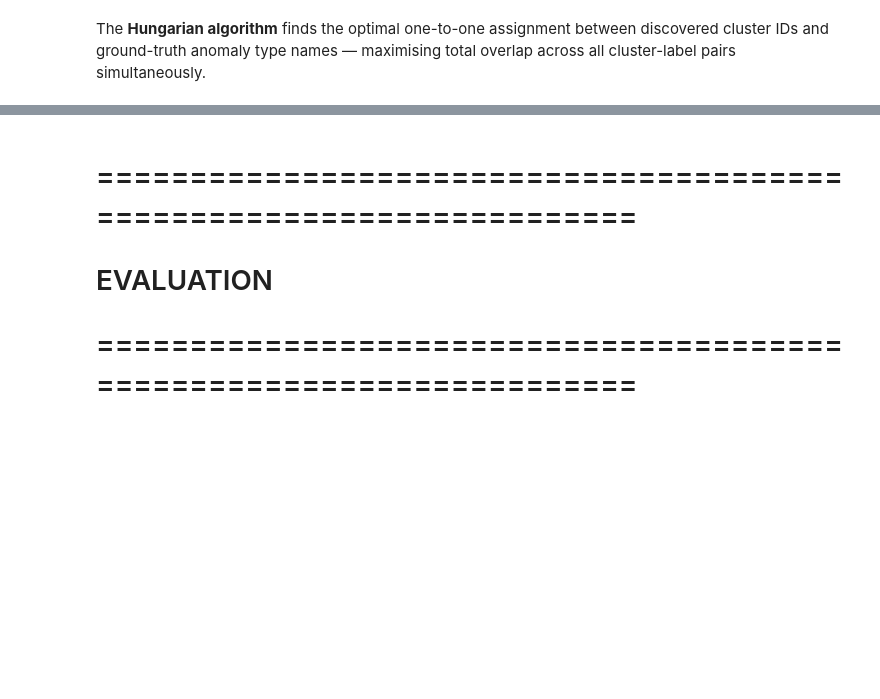
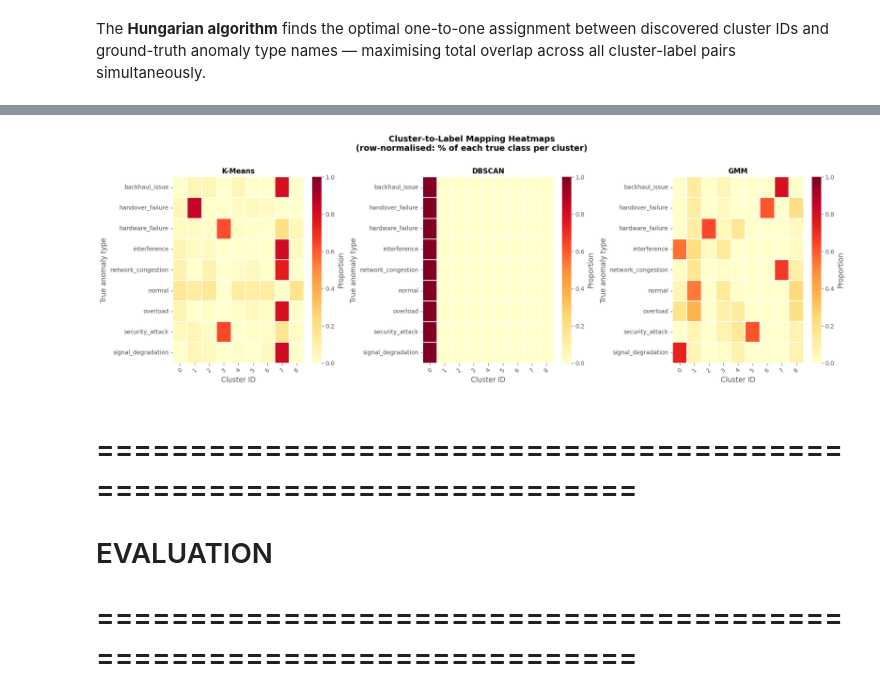
Before and after one commit to MahranAmor/Intelligent-Monitoring-and-Anomaly-Detection-in-5G-Networks, a Jupyter notebook: Models/unsupervised_multiclass.ipynb, the cells around one changed output, grey strips where cells are left out. Saved outputs shown, nothing was run; the diff lists cells and outputs as text; code cells hidden in the pictures; blank space fills up the shorter version.

```diff
--- a/Models/unsupervised_multiclass.ipynb
+++ b/Models/unsupervised_multiclass.ipynb
@@ -310,15 +309,18 @@ VERIFICATION — STEP 3
 # %%
 # =====================================================================
-# 4.1.1 K-Means — k = N_CLUSTERS
+# 4.1.1 MiniBatch K-Means — k = N_CLUSTERS (OPTIMIZED)
 # =====================================================================
 
 print('='*70)
-print(f'K-MEANS  (k = {N_CLUSTERS})')
+print(f'MINIBATCH K-MEANS (OPTIMIZED)  (k = {N_CLUSTERS})')
 print('='*70)
 
 start_time = time.time()
-kmeans     = KMeans(n_clusters=N_CLUSTERS, init='k-means++', n_init=20,
-                    max_iter=500, random_state=42)
+kmeans     = MiniBatchKMeans(n_clusters=N_CLUSTERS, init='k-means++',
+                             n_init=10,  # REDUCED from 20 to 10
+                             max_iter=300,  # REDUCED from 500 to 300
+                             batch_size=1024,  # Added batch size
+                             random_state=42)
 labels_km  = kmeans.fit_predict(X_cluster)
 train_time_km = time.time() - start_time
 
@@ -328,6 +330,6 @@ print(f'\n  Cluster sizes:')
 for c, n in zip(*np.unique(labels_km, return_counts=True)):
     print(f'    Cluster {c:2d} : {n:>6,}  ({n/len(labels_km)*100:.1f}%)')
 
-print('\n✅ K-Means done.')
+print('\n✅ MiniBatch K-Means done.')
 # %% [output]
 ======================================================================
@@ -472,17 +477,17 @@ DBSCAN  (eps = 2.2377, min_samples = 10)
 # %%
 # =====================================================================
-# 4.3 Gaussian Mixture Model (GMM)
+# 4.3 Gaussian Mixture Model (GMM) - OPTIMIZED
 # =====================================================================
-# Soft probabilistic cluster assignment — each sample gets a probability per component.
 
 print('='*70)
-print(f'GAUSSIAN MIXTURE MODEL  (n_components = {N_CLUSTERS})')
+print(f'GAUSSIAN MIXTURE MODEL (OPTIMIZED)  (n_components = {N_CLUSTERS})')
 print('='*70)
 
 start_time = time.time()
-gmm        = GaussianMixture(n_components=N_CLUSTERS, covariance_type='full',
-                              init_params='k-means++', n_init=5,
-                              max_iter=200, random_state=42)
+gmm        = GaussianMixture(n_components=N_CLUSTERS, covariance_type='tied',  # OPTIMIZED: tied instead of full
+                              init_params='k-means++', n_init=3,  # REDUCED from 5 to 3
+                              max_iter=100,  # REDUCED from 200 to 100
+                              random_state=42)
 gmm.fit(X_cluster)
 labels_gmm  = gmm.predict(X_cluster)
 probs_gmm   = gmm.predict_proba(X_cluster)
@@ -591,33 +584,34 @@ for c, t in sorted(mapping_gmm.items()):
 # %%
 # =====================================================================
-# 5.2 Cluster-to-type confusion heatmaps (row-normalised)
+# 5.2 Cluster-to-type confusion heatmaps (row-normalised) - OPTIMIZED
 # =====================================================================
 
 def plot_cluster_heatmap(ax, cluster_labels, true_labels, type_names, title):
     valid   = cluster_labels != -1
     cm      = confusion_matrix(true_labels[valid], cluster_labels[valid])
     cm_norm = cm / (cm.sum(axis=1, keepdims=True) + 1e-9)
     sns.heatmap(cm_norm, ax=ax, cmap='YlOrRd', vmin=0, vmax=1,
                 xticklabels=range(cm.shape[1]),
                 yticklabels=type_names[:cm.shape[0]],
                 cbar_kws={'label': 'Proportion'},
                 linewidths=0.3, linecolor='white')
     ax.set_xlabel('Cluster ID')
     ax.set_ylabel('True anomaly type')
     ax.set_title(title, fontsize=12, fontweight='bold')
     ax.tick_params(axis='x', rotation=45)
 
-fig, axes = plt.subplots(2, 2, figsize=(20, 16))
-plot_cluster_heatmap(axes[0, 0], labels_km,  y_multi, TYPE_NAMES, 'K-Means')
-plot_cluster_heatmap(axes[0, 1], labels_db,  y_multi, TYPE_NAMES, 'DBSCAN')
-plot_cluster_heatmap(axes[1, 0], labels_gmm, y_multi, TYPE_NAMES, 'GMM')
-plot_cluster_heatmap(axes[1, 1], labels_agg, y_multi, TYPE_NAMES, 'Agglomerative')
+fig, axes = plt.subplots(1, 3, figsize=(18, 6))  # OPTIMIZED: 1x3 instead of 2x2
+plot_cluster_heatmap(axes[0], labels_km,  y_multi, TYPE_NAMES, 'K-Means')
+plot_cluster_heatmap(axes[1], labels_db,  y_multi, TYPE_NAMES, 'DBSCAN')
+plot_cluster_heatmap(axes[2], labels_gmm, y_multi, TYPE_NAMES, 'GMM')
 
 plt.suptitle(
     'Cluster-to-Label Mapping Heatmaps\n(row-normalised: % of each true class per cluster)',
     fontsize=14, fontweight='bold', y=1.01
 )
 plt.tight_layout()
 plt.show()
+# %% [output]
+[figure, added]
 # %% [markdown]
 # =====================================================================
```
Also changed, not shown: parts of 35 cells of this notebook, 14 other files.
